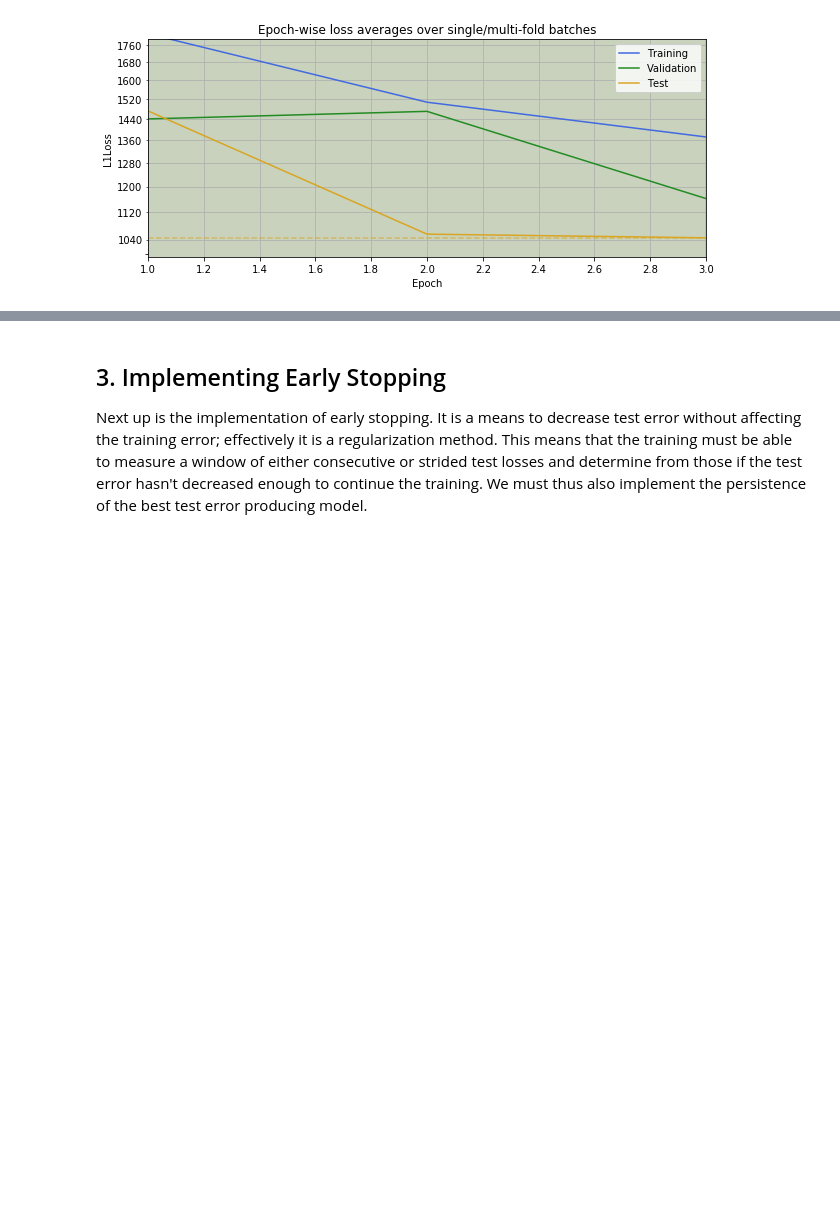
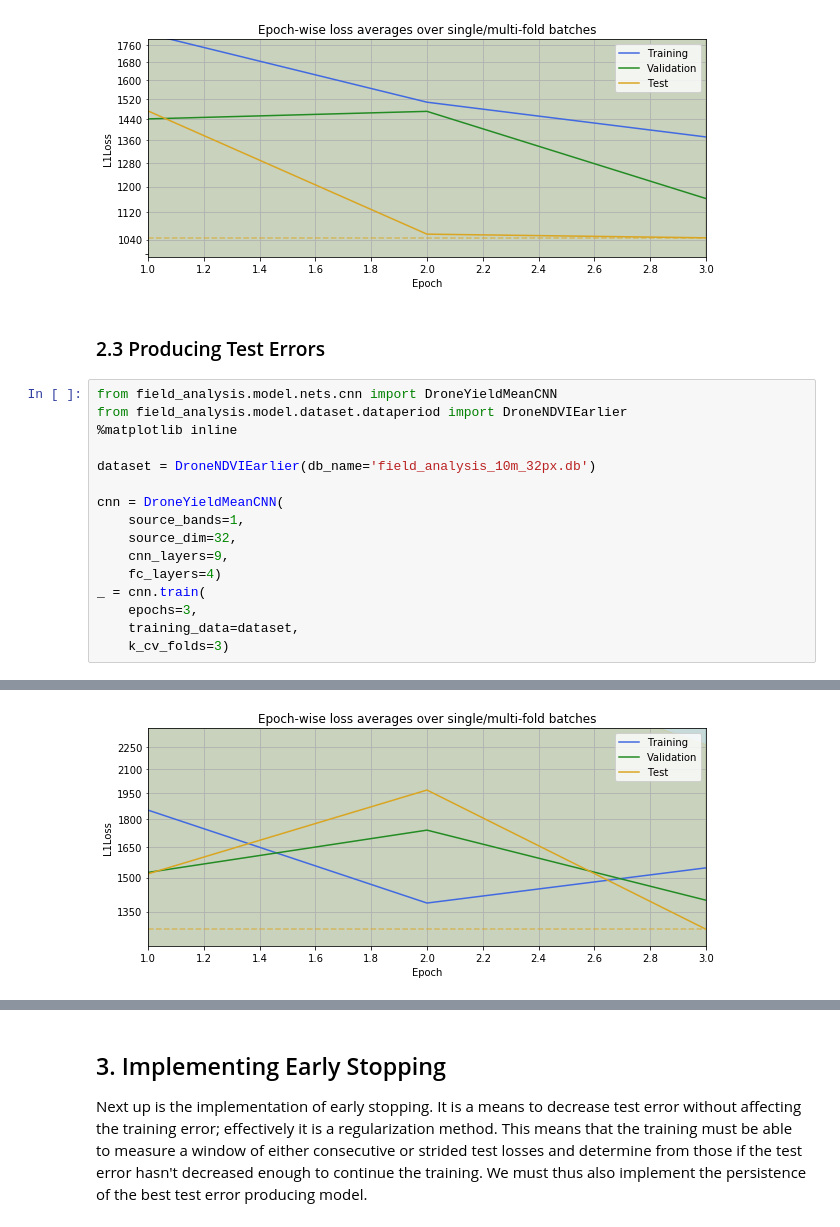
Before and after one commit to CSTEZCAN/crop-yield-cnn, a Jupyter notebook: ML II. Building the CNN.ipynb, the cells around one changed output, grey strips where cells are left out. Saved outputs shown, nothing was run; the diff lists cells and outputs as text; blank space fills up the shorter version.

```diff
--- a/ML II. Building the CNN.ipynb
+++ b/ML II. Building the CNN.ipynb
@@ -948,3 +948,22 @@ Starting the training with GPU:
 Saving the model to /home/nevavuor/crop-field-cnn/models/20181215_150906251_SGD_1x32x32_9cnn_4fc.pkl
 Best Test Loss: 1044.86
 [figure]
+# %% [markdown]
+### 2.3 Producing Test Errors
+# %%
+from field_analysis.model.nets.cnn import DroneYieldMeanCNN
+from field_analysis.model.dataset.dataperiod import DroneNDVIEarlier
+%matplotlib inline
+
+dataset = DroneNDVIEarlier(db_name='field_analysis_10m_32px.db')
+
+cnn = DroneYieldMeanCNN(
+    source_bands=1,
+    source_dim=32,
+    cnn_layers=9,
+    fc_layers=4)
+_ = cnn.train(
+    epochs=3,
+    training_data=dataset,
+    k_cv_folds=3)
+# %% [output]
@@ -950,0 +976 @@ Best Test Loss: 1044.86
+[figure, added]
```
Also changed, not shown: parts of 6 cells of this notebook, 1 other file.
